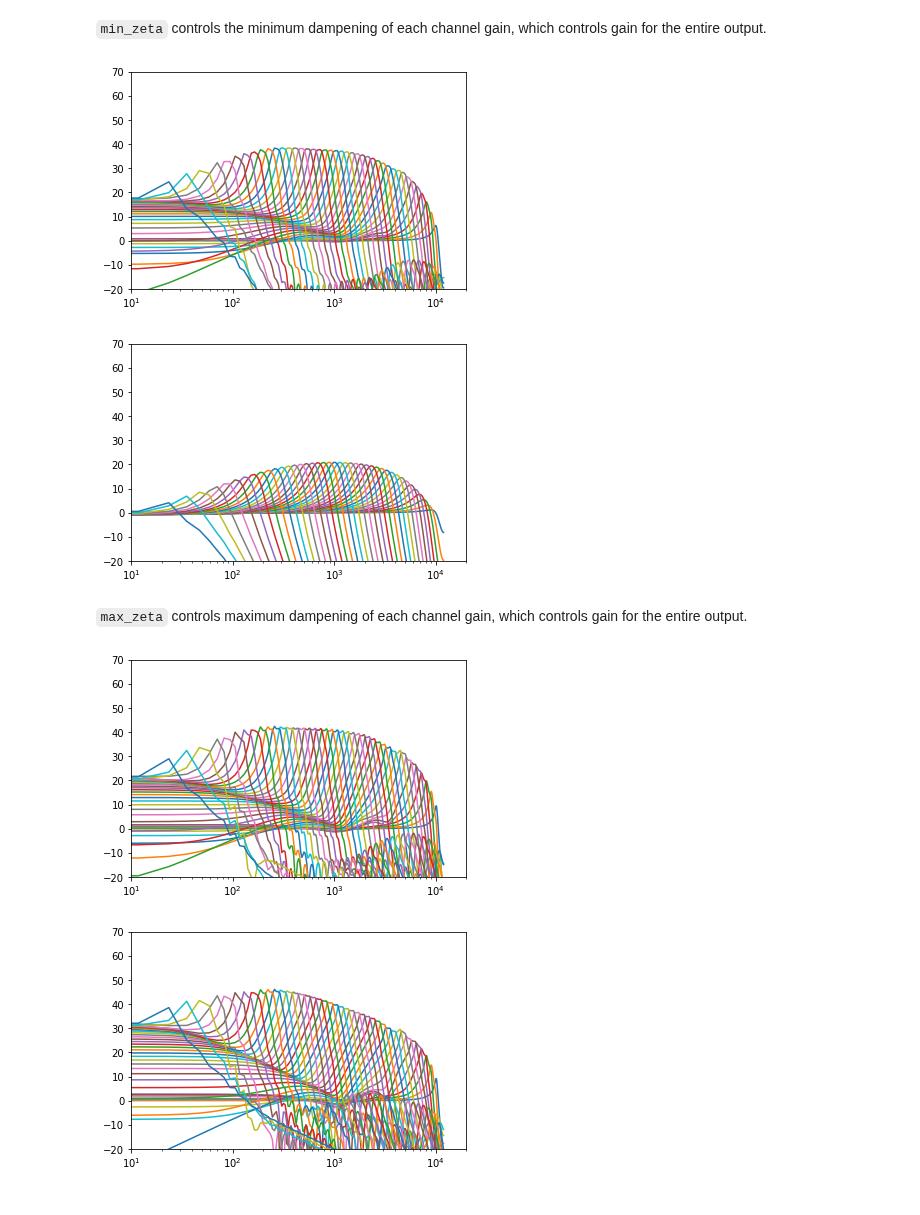
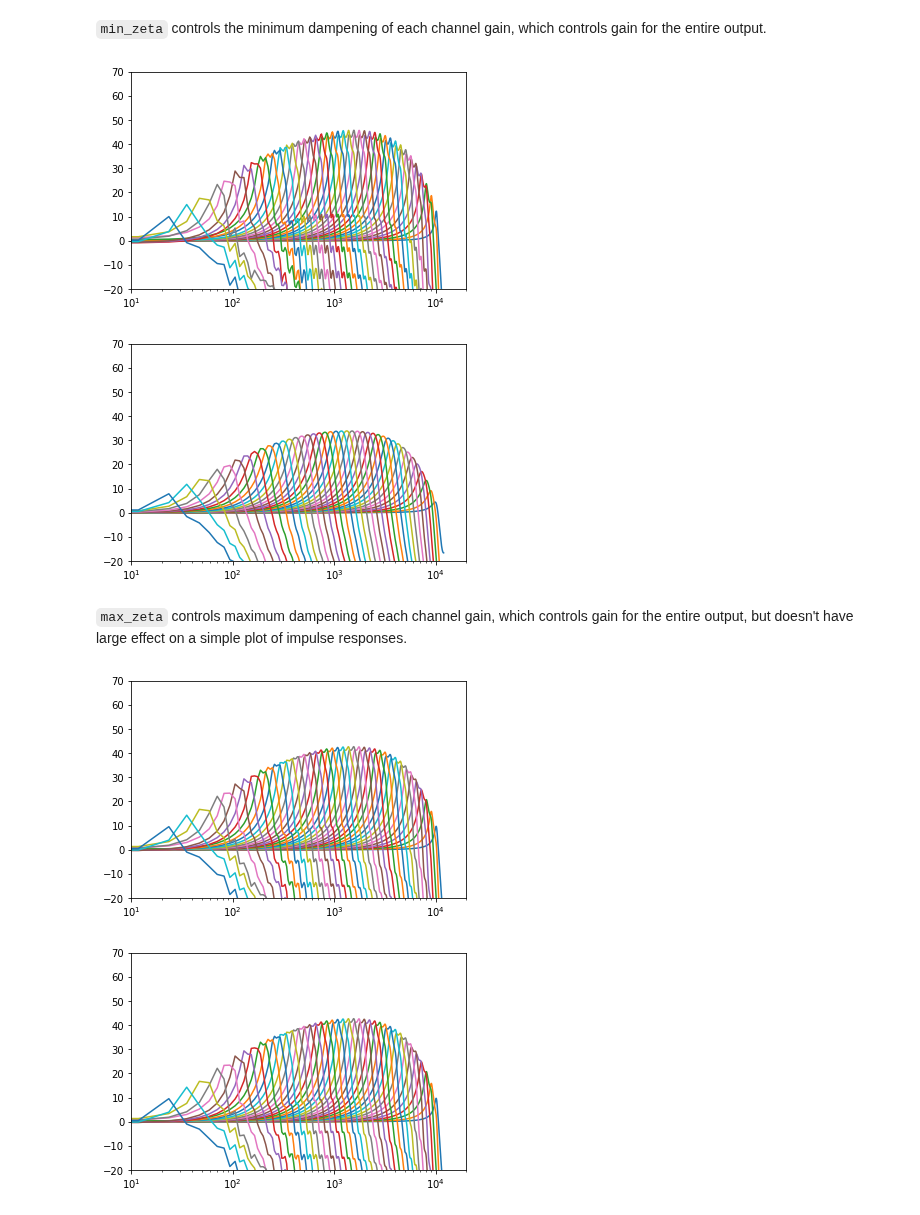
Before and after one commit to google/carfac, a Jupyter notebook: python/tf/visualizations.ipynb, the cells around one changed output. Drawn from its saved outputs; the diff is of its cells as text; code cells hidden in the pictures.

```diff
--- a/python/tf/visualizations.ipynb
+++ b/python/tf/visualizations.ipynb
@@ -173,31 +163,35 @@ car.plot_car_channels(car_cell).show()
 `min_zeta` controls the minimum dampening of each channel gain, which controls gain for the entire output.
 # %%
 #@title min_zeta = 0.05 {display-mode: "form"}
-car_cell = car.CARCell(erb_per_step=1)
-car_cell._min_zeta.assign(0.05)
-car.plot_car_channels(car_cell).show()
+car_cell = carfac.CARFACCell(linear=True,
+                             car_params=carfac.CARParams(erb_per_step=tf.constant(1.0),
+                                                         min_zeta_at_half_erb_per_step=tf.constant(0.05)))
+carfac.plot_car_channels(car_cell).show()
 # %% [output]
-[figure, old version]
+[figure, new version]
 # %%
 #@title min_zeta = 0.2 {display-mode: "form"}
-car_cell = car.CARCell(erb_per_step=1)
-car_cell._min_zeta.assign(0.2)
-car.plot_car_channels(car_cell).show()
+car_cell = carfac.CARFACCell(linear=True,
+                             car_params=carfac.CARParams(erb_per_step=tf.constant(1.0),
+                                                         min_zeta_at_half_erb_per_step=tf.constant(0.2)))
+carfac.plot_car_channels(car_cell).show()
 # %% [output]
-[figure, old version]
+[figure, new version]
 # %% [markdown]
-`max_zeta` controls maximum dampening of each channel gain, which controls gain for the entire output.
+`max_zeta` controls maximum dampening of each channel gain, which controls gain for the entire output, but doesn't have large effect on a simple plot of impulse responses.
 # %%
 #@title max_zeta = 0.2 {display-mode: "form"}
-car_cell = car.CARCell(erb_per_step=1)
-car_cell._max_zeta.assign(0.2)
-car.plot_car_channels(car_cell).show()
+car_cell = carfac.CARFACCell(linear=True,
+                             car_params=carfac.CARParams(erb_per_step=tf.constant(1.0),
+                                                         max_zeta_at_half_erb_per_step=tf.constant(0.2)))
+carfac.plot_car_channels(car_cell).show()
 # %% [output]
-[figure, old version]
+[figure, new version]
 # %%
-#@title max_zeta = 0.45 {display-mode: "form"}
-car_cell = car.CARCell(erb_per_step=1)
-car_cell._max_zeta.assign(0.45)
-car.plot_car_channels(car_cell).show()
+#@title max_zeta = 0.5 {display-mode: "form"}
+car_cell = carfac.CARFACCell(linear=True,
+                             car_params=carfac.CARParams(erb_per_step=tf.constant(1.0),
+                                                         max_zeta_at_half_erb_per_step=tf.constant(0.5)))
+carfac.plot_car_channels(car_cell).show()
 # %% [output]
-[figure, old version]
+[figure, new version]
```
Also changed, not shown: parts of 23 cells of this notebook, 14 other files.
